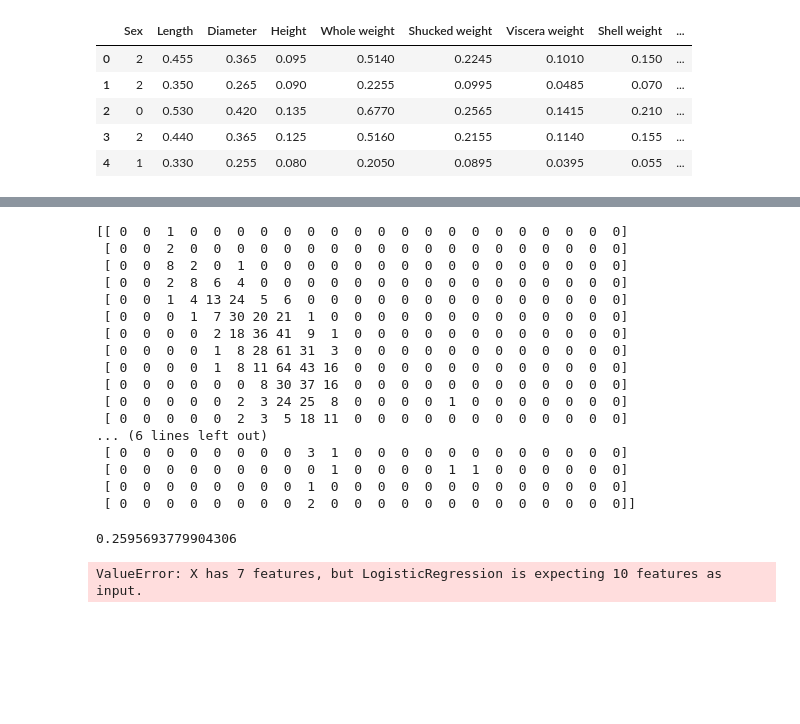
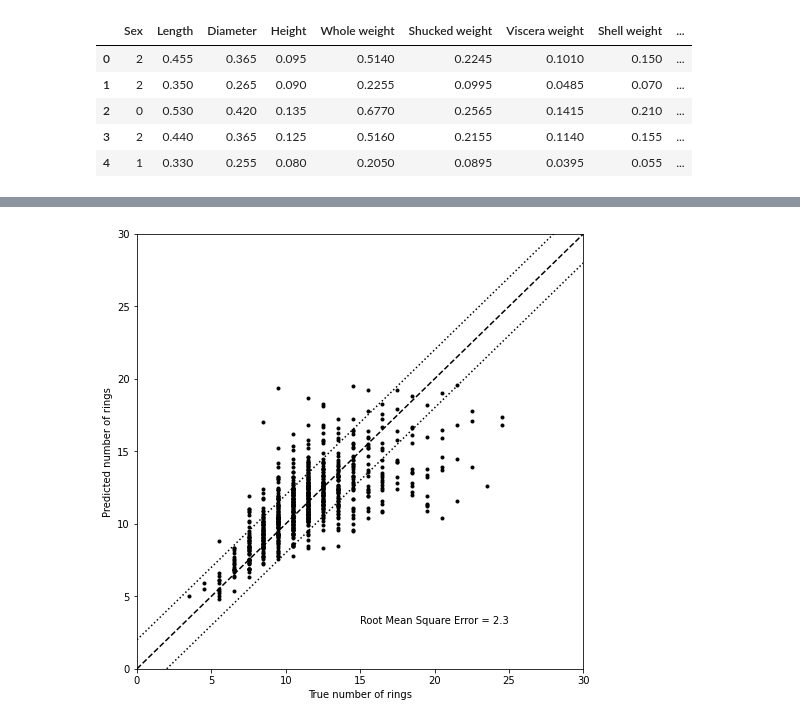
Before and after one commit to devrimakkoy/Data_Science_Projects, a Jupyter notebook: Abalone.ipynb, the cells around one changed output, grey strips where cells are left out. Drawn from its saved outputs; the diff is of its cells as text; code cells hidden in the pictures; blank space fills up the shorter version.

```diff
--- a/Abalone.ipynb
+++ b/Abalone.ipynb
@@ -124,8 +273,8 @@ X_train, X_test, y_train, y_test = train_test_split(X, y, test_size = 0.2, rando
 # %%
 from sklearn.preprocessing import StandardScaler
 sc = StandardScaler()
-X_train[:, 3:] = sc.fit_transform(X_train[:, 3:])
-X_test[:, 3:] = sc.transform(X_test[:, 3:])
+X_train = sc.fit_transform(X_train)
+X_test = sc.transform(X_test)
 # %%
 print(X_train)
 # %% [output]
@@ -183,5 +310,5 @@ print(y_test)
 # %%
-from sklearn.svm import SVC
-classifier = SVC(kernel = 'linear', random_state = 0)
-classifier.fit(X_train, y_train)
+from sklearn.ensemble import RandomForestRegressor
+regressor = RandomForestRegressor(n_estimators = 10, random_state = 0)
+regressor.fit(X_train, y_train)
 # %% [output]
@@ -201,30 +316,36 @@ print(np.concatenate((y_pred.reshape(len(y_pred),1),y_test.reshape(len(y_test),1
-# %%
-#Making the Confusion Matrix and the accuracy score
-from sklearn.metrics import confusion_matrix,accuracy_score
-cm = confusion_matrix(y_test,y_pred)
-print(cm)
-accuracy_score(y_test,y_pred)
-# %% [output]
-[[ 0  0  1  0  0  0  0  0  0  0  0  0  0  0  0  0  0  0  0  0  0  0]
- [ 0  0  2  0  0  0  0  0  0  0  0  0  0  0  0  0  0  0  0  0  0  0]
- [ 0  0  8  2  0  1  0  0  0  0  0  0  0  0  0  0  0  0  0  0  0  0]
- [ 0  0  2  8  6  4  0  0  0  0  0  0  0  0  0  0  0  0  0  0  0  0]
- [ 0  0  1  4 13 24  5  6  0  0  0  0  0  0  0  0  0  0  0  0  0  0]
- [ 0  0  0  1  7 30 20 21  1  0  0  0  0  0  0  0  0  0  0  0  0  0]
- [ 0  0  0  0  2 18 36 41  9  1  0  0  0  0  0  0  0  0  0  0  0  0]
- [ 0  0  0  0  1  8 28 61 31  3  0  0  0  0  0  0  0  0  0  0  0  0]
- [ 0  0  0  0  1  8 11 64 43 16  0  0  0  0  0  0  0  0  0  0  0  0]
- [ 0  0  0  0  0  0  8 30 37 16  0  0  0  0  0  0  0  0  0  0  0  0]
- [ 0  0  0  0  0  2  3 24 25  8  0  0  0  0  1  0  0  0  0  0  0  0]
- [ 0  0  0  0  0  2  3  5 18 11  0  0  0  0  0  0  0  0  0  0  0  0]
-... (6 lines left out)
- [ 0  0  0  0  0  0  0  0  3  1  0  0  0  0  0  0  0  0  0  0  0  0]
- [ 0  0  0  0  0  0  0  0  0  1  0  0  0  0  1  1  0  0  0  0  0  0]
- [ 0  0  0  0  0  0  0  0  1  0  0  0  0  0  0  0  0  0  0  0  0  0]
- [ 0  0  0  0  0  0  0  0  2  0  0  0  0  0  0  0  0  0  0  0  0  0]]
-0.2595693779904306
-# %%
-#Predicting a new result.(Transform the observation to the right format into the new scale)
-print(classifier.predict(sc.transform([[0.544,0.345,0.125,0.5670,0.2375,0.1278,0.222]])))
-# %% [output]
-ValueError: X has 7 features, but LogisticRegression is expecting 10 features as input.
+# %%
+def scatter_y(true_y, predicted_y):
+    """Scatter-plot the predicted vs true number of rings
+
+    Plots:
+       * predicted vs true number of rings
+       * perfect agreement line
+       * +2/-2 number dotted lines
+
+    Returns the root mean square of the error
+    """
+    fig, ax = plt.subplots(figsize=(8, 8))
+    ax.plot(true_y, predicted_y, '.k')
+
+    ax.plot([0, 30], [0, 30], '--k')
+    ax.plot([0, 30], [2, 32], ':k')
+    ax.plot([2, 32], [0, 30], ':k')
+
+    rms = (true_y - predicted_y).std()
+
+    ax.text(25, 3,
+            "Root Mean Square Error = %.2g" % rms,
+            ha='right', va='bottom')
+
+    ax.set_xlim(0, 30)
+    ax.set_ylim(0, 30)
+
+    ax.set_xlabel('True number of rings')
+    ax.set_ylabel('Predicted number of rings')
+
+    return rms
+# %%
+predicted_test_y = regressor.predict(X_test)
+rms_random_forest = scatter_y(y_test, predicted_test_y)
+# %% [output]
+[figure, added]
```
Also changed, not shown: parts of 39 cells of this notebook.
